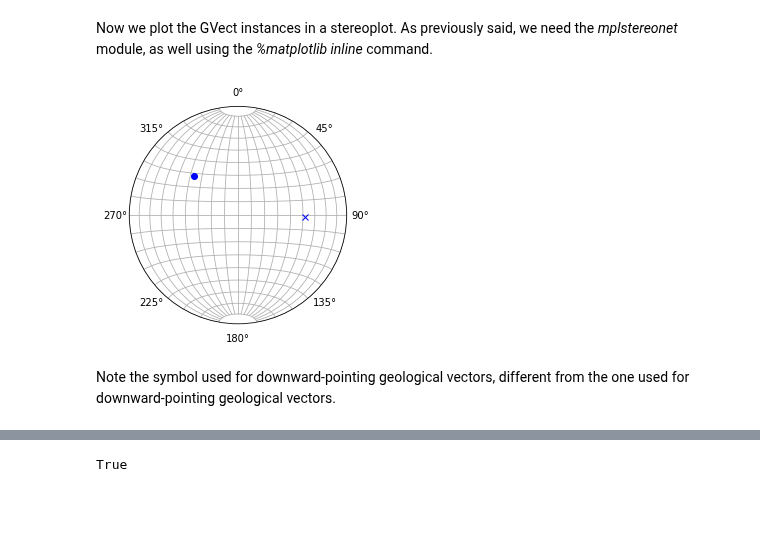
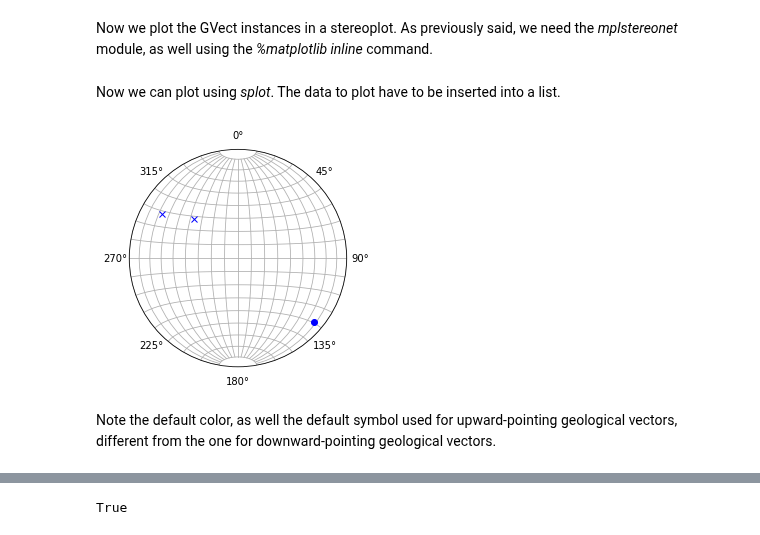
Before and after one commit to mauroalberti/gsf, a Jupyter notebook: notebooks/pygsf 1 - geometry.ipynb, the cells around one changed output, grey strips where cells are left out. Saved outputs shown, nothing was run; the diff lists cells and outputs as text; code cells hidden in the pictures; blank space fills up the shorter version.

Commit message:
Reimplemented GVect plot

```diff
--- a/notebooks/pygsf 1 - geometry.ipynb
+++ b/notebooks/pygsf 1 - geometry.ipynb
@@ -160,14 +161,16 @@ GAxis(024.61, -38.42)
 # %% [markdown]
 A *geological vector* is a vector in the 3D space with unit length and a direction defined by a trend (from the North, 0°-360°) and a plunge (-90° to 90°, where positive values are downward-directed while negative ones are upward-directed).
 # %%
-gv1 = GVect(312, 45)  # geological vector defined by its trend and plunge. Pointing downward, since positive plunge.
-gv2 = GVect(92, -38)  # gv2 points upwards, since has a negative plunge
+gv1 = GVect(130, 10)  # geological vector defined by its trend and plunge. Pointing downward, since positive plunge.
+gv2 = GVect(312, -45)  # gv2 points upwards, since it has a negative plunge
+gv3 = GVect(300, -20)  # as gv2
 # %% [markdown]
 Now we plot the GVect instances in a stereoplot. As previously said, we need the *mplstereonet* module, as well using the *%matplotlib inline* command.
+# %% [markdown]
+Now we can plot using *splot*. The data to plot have to be inserted into a list.
 # %%
-from pygsf.plotting.stereonets import splot
-splot([gv1, gv2]) # we provide the arguments in a list
+splot([gv1, gv2, gv3]) # we provide the arguments to the function (i.e., the vectors to plot) in a list
 # %% [output]
-[figure, old version]
+[figure, new version]
 # %% [markdown]
-Note the symbol used for downward-pointing geological vectors, different from the one used for downward-pointing geological vectors.
+Note the default color, as well the default symbol used for upward-pointing geological vectors, different from the one for downward-pointing geological vectors.
```
Also changed, not shown: parts of 30 cells of this notebook, 6 other files.
